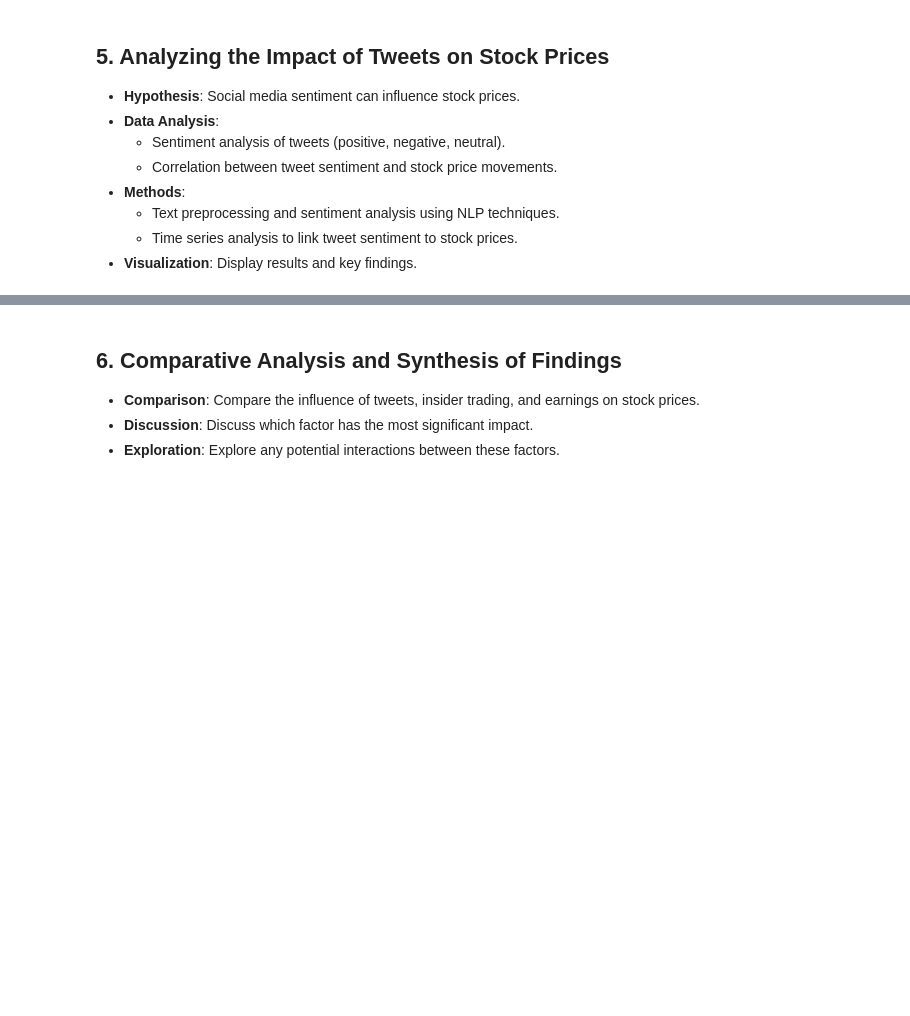
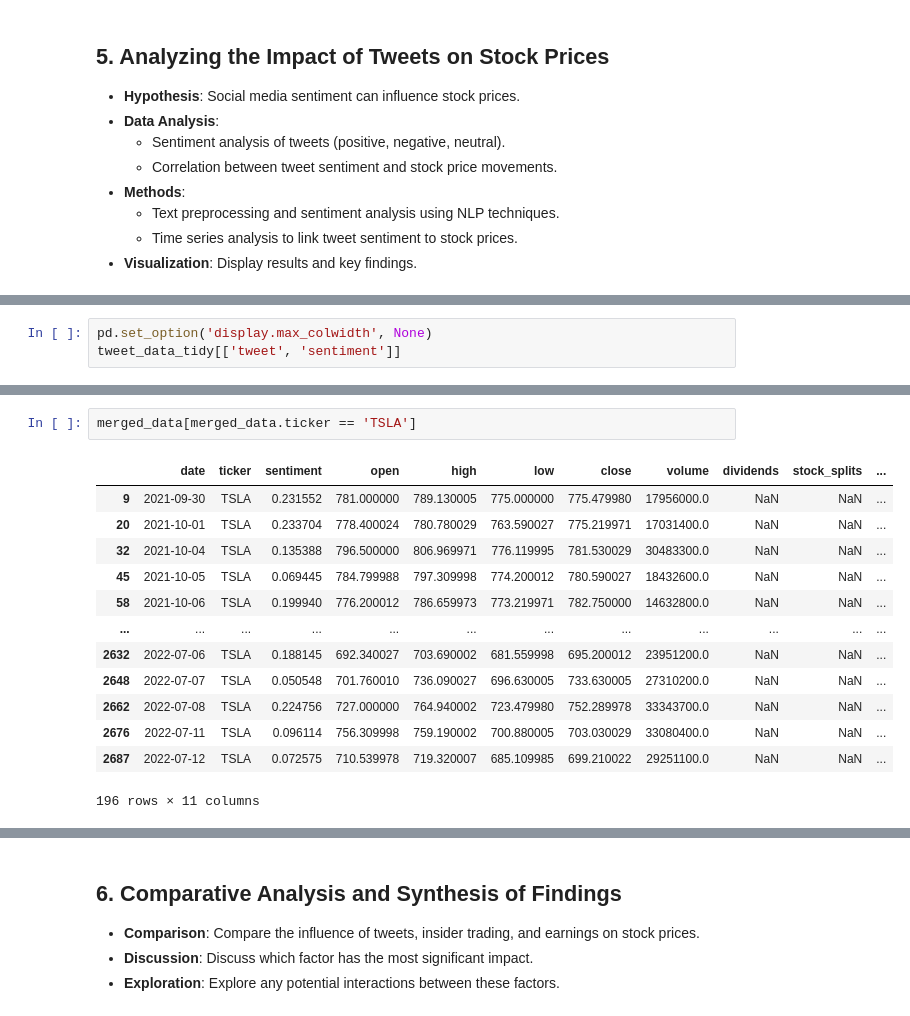
Before and after one commit to thunder913/Data-Science, a Jupyter notebook: stock_analysis.ipynb, the cells around one changed output, grey strips where cells are left out. Drawn from its saved outputs; the diff is of its cells as text; blank space fills up the shorter version.

```diff
--- a/stock_analysis.ipynb
+++ b/stock_analysis.ipynb
@@ -818,0 +843,3 @@ plt.show()
+# %%
+pd.set_option('display.max_colwidth', None)
+tweet_data_tidy[['tweet', 'sentiment']]
@@ -818,0 +941,16 @@ plt.show()
+# %%
+merged_data[merged_data.ticker == 'TSLA']
+# %% [output]
+|  | date | ticker | sentiment | open | high | low | close | volume | dividends | stock_splits | ... |
+| 9 | 2021-09-30 | TSLA | 0.231552 | 781.000000 | 789.130005 | 775.000000 | 775.479980 | 17956000.0 | NaN | NaN | ... |
+| 20 | 2021-10-01 | TSLA | 0.233704 | 778.400024 | 780.780029 | 763.590027 | 775.219971 | 17031400.0 | NaN | NaN | ... |
+| 32 | 2021-10-04 | TSLA | 0.135388 | 796.500000 | 806.969971 | 776.119995 | 781.530029 | 30483300.0 | NaN | NaN | ... |
+| 45 | 2021-10-05 | TSLA | 0.069445 | 784.799988 | 797.309998 | 774.200012 | 780.590027 | 18432600.0 | NaN | NaN | ... |
+| 58 | 2021-10-06 | TSLA | 0.199940 | 776.200012 | 786.659973 | 773.219971 | 782.750000 | 14632800.0 | NaN | NaN | ... |
+| ... | ... | ... | ... | ... | ... | ... | ... | ... | ... | ... | ... |
+| 2632 | 2022-07-06 | TSLA | 0.188145 | 692.340027 | 703.690002 | 681.559998 | 695.200012 | 23951200.0 | NaN | NaN | ... |
+| 2648 | 2022-07-07 | TSLA | 0.050548 | 701.760010 | 736.090027 | 696.630005 | 733.630005 | 27310200.0 | NaN | NaN | ... |
+| 2662 | 2022-07-08 | TSLA | 0.224756 | 727.000000 | 764.940002 | 723.479980 | 752.289978 | 33343700.0 | NaN | NaN | ... |
+| 2676 | 2022-07-11 | TSLA | 0.096114 | 756.309998 | 759.190002 | 700.880005 | 703.030029 | 33080400.0 | NaN | NaN | ... |
+| 2687 | 2022-07-12 | TSLA | 0.072575 | 710.539978 | 719.320007 | 685.109985 | 699.210022 | 29251100.0 | NaN | NaN | ... |
+196 rows × 11 columns
```
Also changed, not shown: parts of 37 cells of this notebook.
